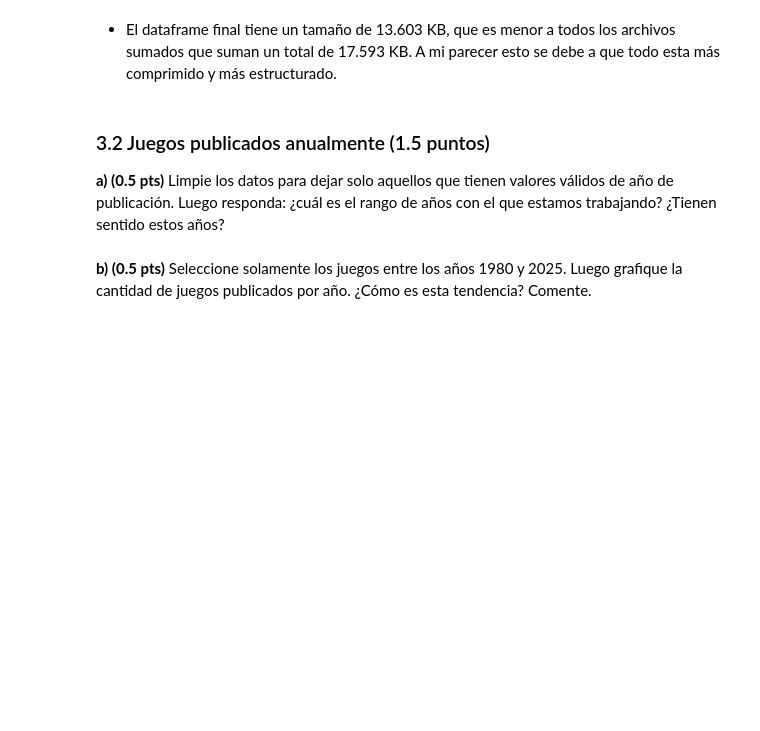
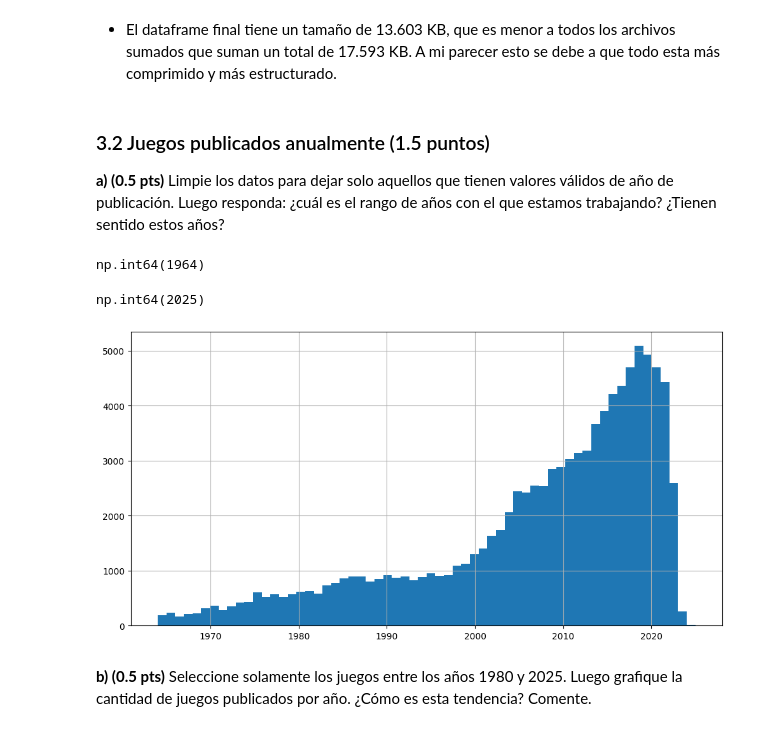
Before and after one commit to Fsli1822/IMT2200-Felipe-Serrano, a Jupyter notebook: Tarea_01/IMT2200-25s2 - Tarea 01.ipynb, the cells around one changed output. Drawn from its saved outputs; the diff is of its cells as text; code cells hidden in the pictures; blank space fills up the shorter version.

```diff
--- a/Tarea_01/IMT2200-25s2 - Tarea 01.ipynb
+++ b/Tarea_01/IMT2200-25s2 - Tarea 01.ipynb
@@ -137,3 +139,19 @@ DataFrame = pd.read_csv("Data/DataFrame_GameItem.csv", dtype={3: str, 4: str, 5:
+# %%
+dataframe_años = dataframe_años[(dataframe_años["year"] >= 0) & (dataframe_años["year"] <= 2025)] #defino un rango razonable desde el año 0 hasta el 2025
+dataframe_años = dataframe_años.sort_values(by="year", ascending=True)
+# %%
+dataframe_años["year"].min()
+# %% [output]
+np.int64(1964)
+# %%
+dataframe_años["year"].max()
+# %% [output]
+np.int64(2025)
+# %%
+dataframe_años["year"].hist(bins=len(dataframe_años["year"].unique()), figsize=(12,6))
+plt.show()
+# %% [output]
+[figure, added]
 # %% [markdown]
 **b) (0.5 pts)** Seleccione solamente los juegos entre los años 1980 y 2025. Luego grafique la cantidad de juegos publicados por año. ¿Cómo es esta tendencia? Comente.
 # %% [markdown]
```
Also changed, not shown: parts of 1 cell of this notebook.
